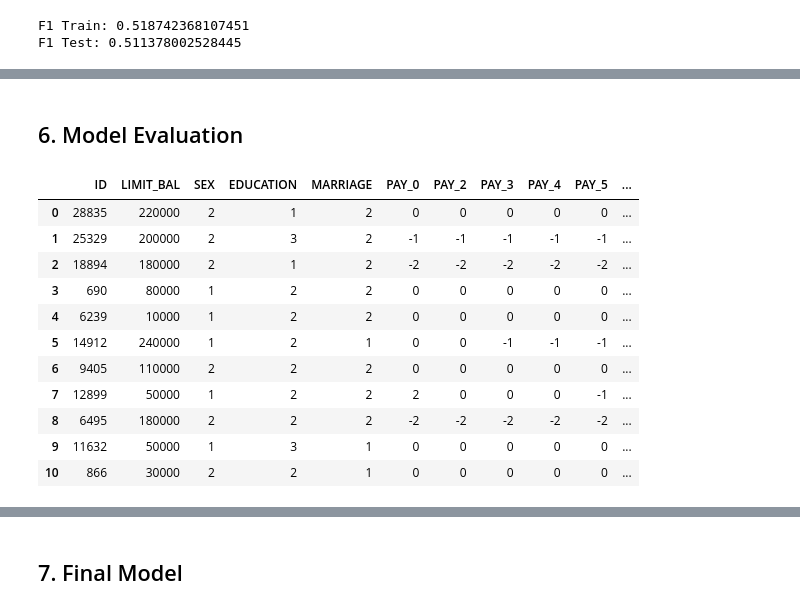
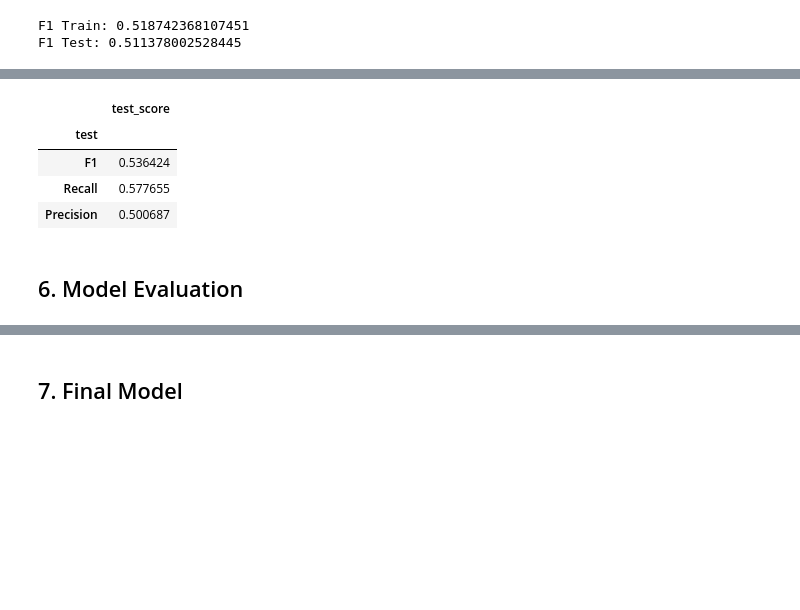
Before and after one commit to carlosiruiz/Bakeoff2, a Jupyter notebook: ignacio-classification-bakeoff-template.ipynb, the cells around one changed output, grey strips where cells are left out. Saved outputs shown, nothing was run; the diff lists cells and outputs as text; code cells hidden in the pictures; blank space fills up the shorter version.

```diff
--- a/ignacio-classification-bakeoff-template.ipynb
+++ b/ignacio-classification-bakeoff-template.ipynb
@@ -752,0 +784,12 @@ F1 Test: 0.511378002528445
+# %%
+fin_results = pd.DataFrame([{'test': 'F1', 'test_score': metrics.f1_score(y_test, y_pred_test)},
+                           {'test': 'Recall', 'test_score': metrics.recall_score(y_test, y_pred_test)},
+                           {'test': 'Precision', 'test_score': metrics.precision_score(y_test, y_pred_test)}])
+fin_results.set_index('test', inplace=True)
+fin_results
+# %% [output]
+|  | test_score |
+| test |  |
+| F1 | 0.536424 |
+| Recall | 0.577655 |
+| Precision | 0.500687 |
@@ -754,18 +805,3 @@ F1 Test: 0.511378002528445
 df.to_csv('bakeoff2.csv',index=False)
 # %% [markdown]
 ## 6. Model Evaluation
-# %%
-df.loc[:10]
-# %% [output]
-|  | ID | LIMIT_BAL | SEX | EDUCATION | MARRIAGE | PAY_0 | PAY_2 | PAY_3 | PAY_4 | PAY_5 | ... |
-| 0 | 28835 | 220000 | 2 | 1 | 2 | 0 | 0 | 0 | 0 | 0 | ... |
-| 1 | 25329 | 200000 | 2 | 3 | 2 | -1 | -1 | -1 | -1 | -1 | ... |
-| 2 | 18894 | 180000 | 2 | 1 | 2 | -2 | -2 | -2 | -2 | -2 | ... |
-| 3 | 690 | 80000 | 1 | 2 | 2 | 0 | 0 | 0 | 0 | 0 | ... |
-| 4 | 6239 | 10000 | 1 | 2 | 2 | 0 | 0 | 0 | 0 | 0 | ... |
-| 5 | 14912 | 240000 | 1 | 2 | 1 | 0 | 0 | -1 | -1 | -1 | ... |
-| 6 | 9405 | 110000 | 2 | 2 | 2 | 0 | 0 | 0 | 0 | 0 | ... |
-| 7 | 12899 | 50000 | 1 | 2 | 2 | 2 | 0 | 0 | 0 | -1 | ... |
-| 8 | 6495 | 180000 | 2 | 2 | 2 | -2 | -2 | -2 | -2 | -2 | ... |
-| 9 | 11632 | 50000 | 1 | 3 | 1 | 0 | 0 | 0 | 0 | 0 | ... |
-| 10 | 866 | 30000 | 2 | 2 | 1 | 0 | 0 | 0 | 0 | 0 | ... |
```
Also changed, not shown: parts of 11 cells of this notebook, 3 other files.
